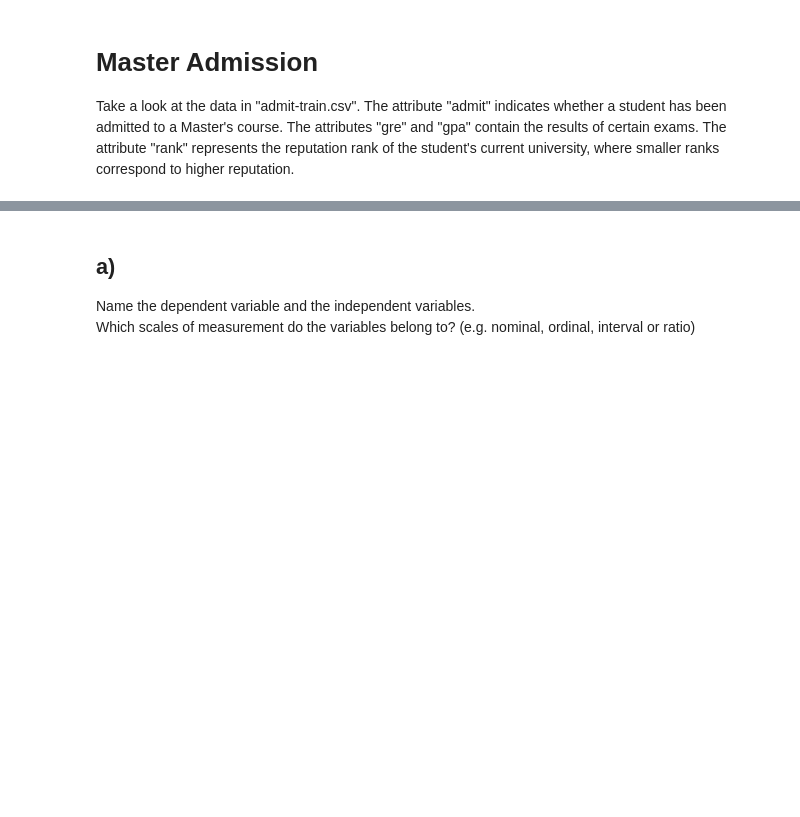
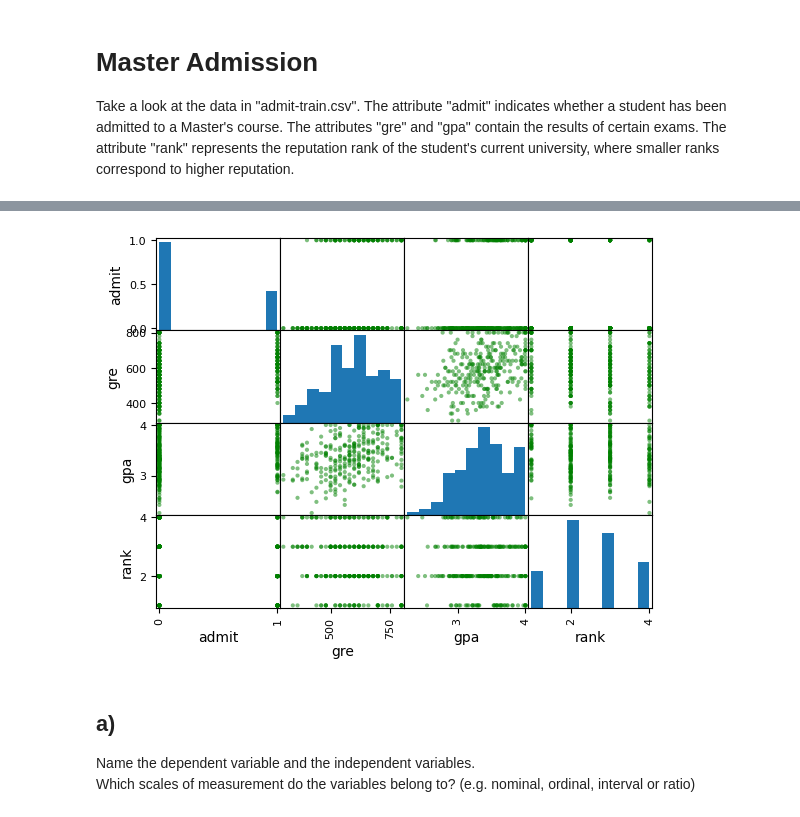
Before and after one commit to jakobudovic/BaML, a Jupyter notebook: 03H/H03-E1-template.ipynb, the cells around one changed output, grey strips where cells are left out. Drawn from its saved outputs; the diff is of its cells as text; code cells hidden in the pictures; blank space fills up the shorter version.

```diff
--- a/03H/H03-E1-template.ipynb
+++ b/03H/H03-E1-template.ipynb
@@ -13,6 +20,8 @@ df_train.head()
 # %%
 # create pairplot and get an overview of variable dependencies and distributions
-pd.plotting.scatter_matrix(df_train);
+pd.plotting.scatter_matrix(df_train, color="green");
+# %% [output]
+[figure, added]
 # %% [markdown]
 ## a)
 
```
Also changed, not shown: parts of 3 cells of this notebook, 1 other file.
